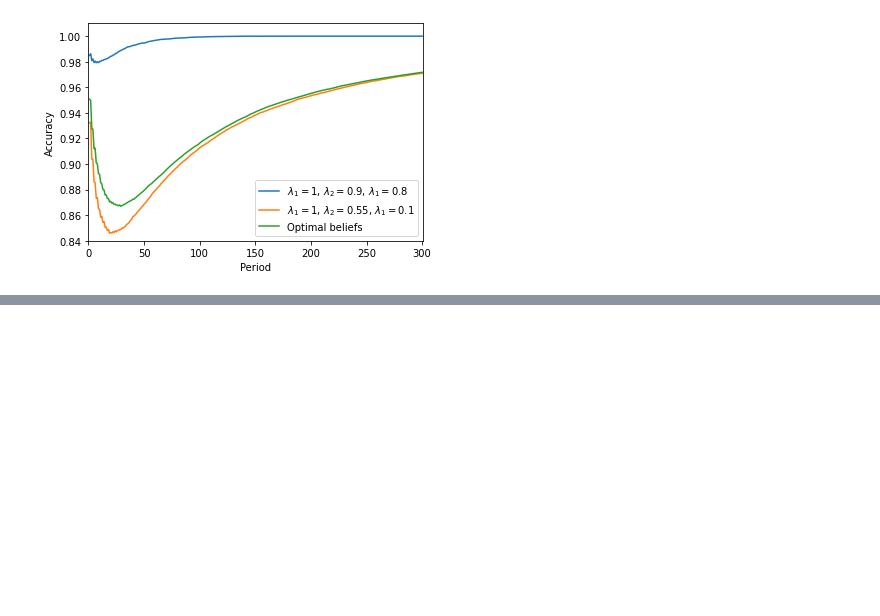
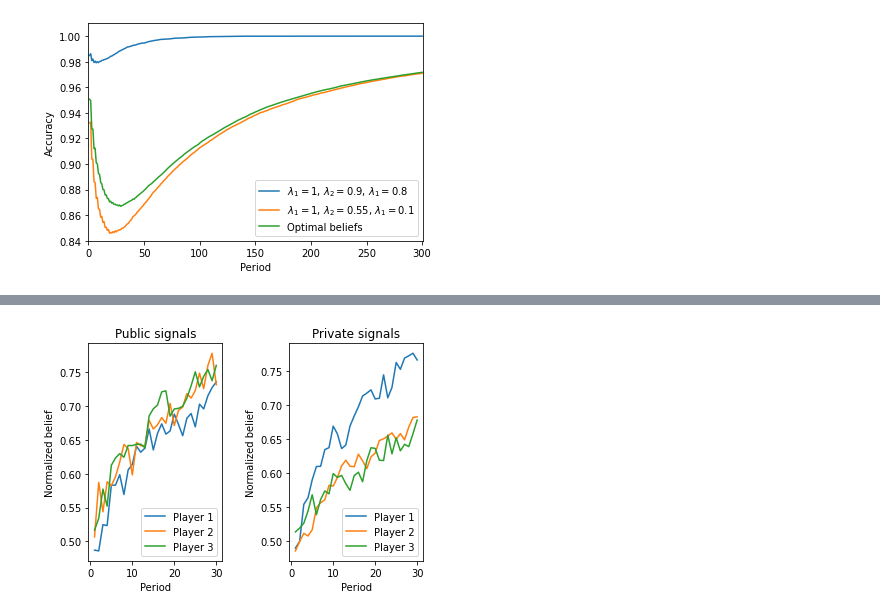
Before and after one commit to pevdokim/Higher-order-Learning, a Jupyter notebook: common_jupyter.ipynb, the cells around one changed output, grey strips where cells are left out. Drawn from its saved outputs; the diff is of its cells as text; code cells hidden in the pictures; blank space fills up the shorter version.

```diff
--- a/common_jupyter.ipynb
+++ b/common_jupyter.ipynb
@@ -305,0 +312,52 @@ plt.show()
+# %%
+import pandas as pd
+from matplotlib import pyplot as plt
+
+# load the experimental data
+
+data = pd.read_csv("data_ee.csv")
+
+# create the normalized guess variable
+
+data["guess_truth"] = data.apply(lambda row: row["guess"] if row["urn"] == 1 else 1-row["guess"], axis=1)
+
+# average guesses by treatment, player type, and period
+
+mean_guess = data.groupby(["lon", "mturk", "private", "type", "gameperiod"]).guess_truth.mean().reset_index()
+
+# ensure the data are sorted correctly
+
+mean_guess = mean_guess.sort_values(by=["lon", "mturk", "private", "type"])
+
+# create a dictionary of y-values to be plotted
+
+dct=dict()
+for treatment in range(0,2):
+    for type in range(1,4):
+        dct[str(treatment)+str(type)]=mean_guess[(mean_guess.lon==0) & (mean_guess.mturk==0) & (mean_guess.private==treatment) & (mean_guess.type==type)].guess_truth
+
+# make the plot
+
+plt.subplot(1, 2, 1, title="Public signals")
+
+plt.plot(range(1,31), dct["01"])
+plt.plot(range(1,31), dct["02"])
+plt.plot(range(1,31), dct["03"])
+plt.legend(['Player 1', 'Player 2', 'Player 3'], loc=4)
+plt.xlabel("Period")
+plt.ylabel("Normalized belief")
+
+plt.subplot(1, 2, 2, title="Private signals")
+
+plt.plot(range(1,31), dct["11"])
+plt.plot(range(1,31), dct["12"])
+plt.plot(range(1,31), dct["13"])
+plt.legend(['Player 1', 'Player 2', 'Player 3'], loc=4)
+plt.xlabel("Period")
+plt.ylabel("Normalized belief")
+
+plt.subplots_adjust(wspace=.5)
+
+plt.show()
+# %% [output]
+[figure, added]
```
Also changed, not shown: parts of 1 cell of this notebook, 2 other files.
